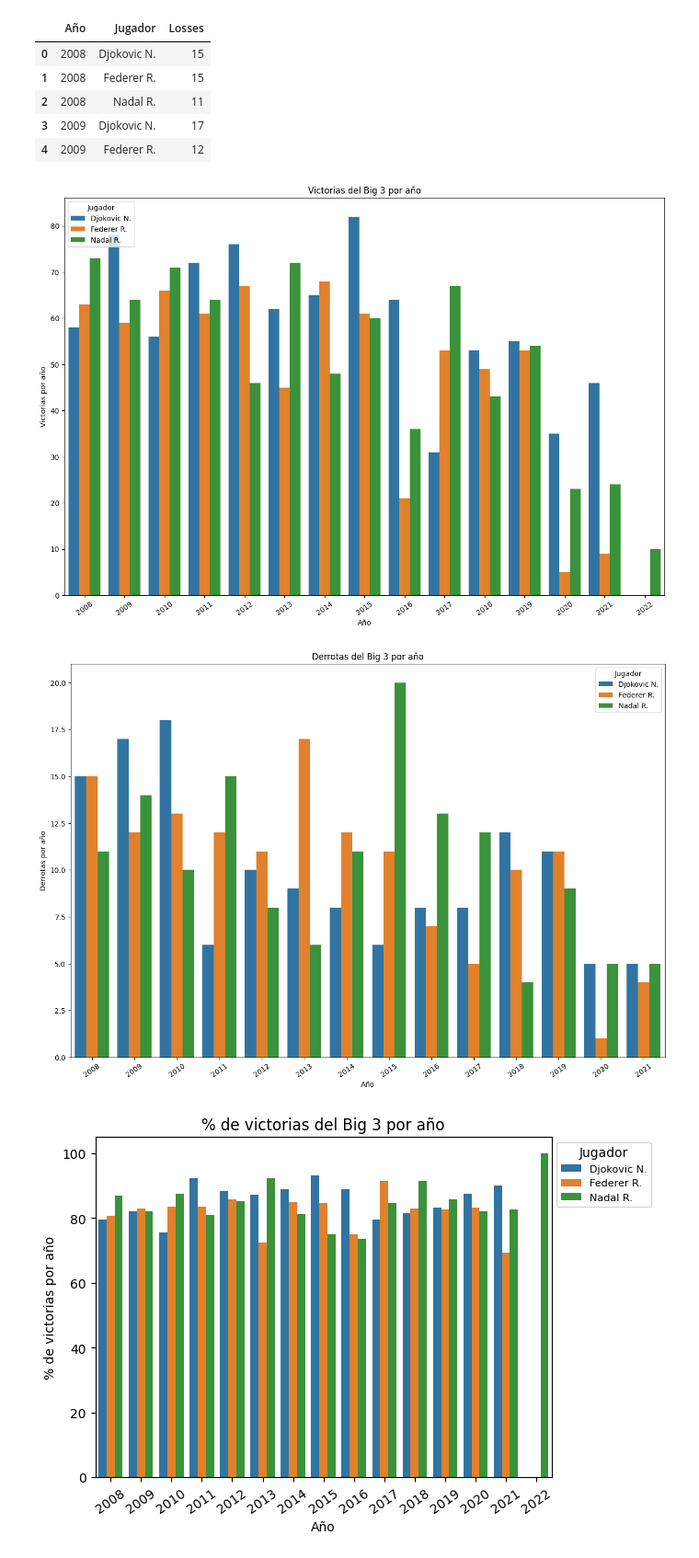
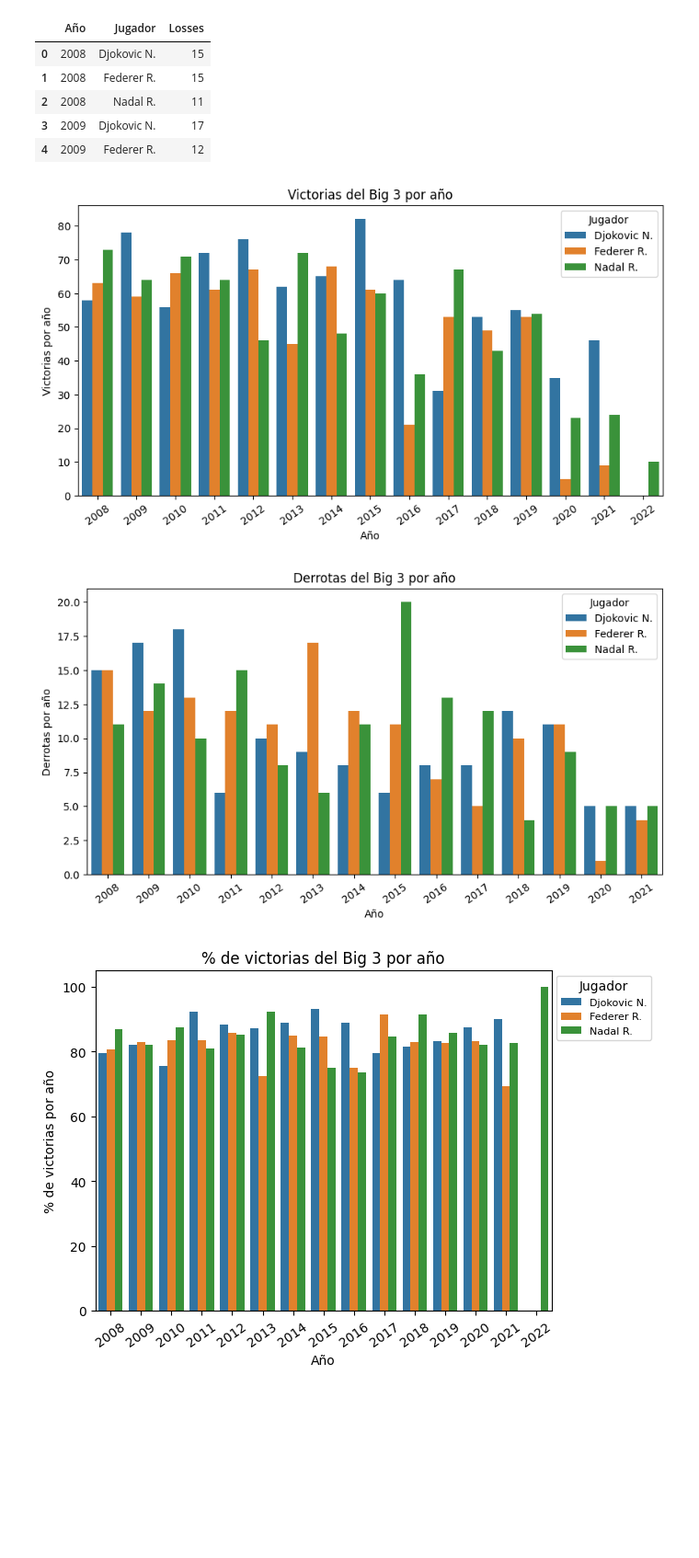
Before and after one commit to legabrielo/Tennis, a Jupyter notebook: tennis.ipynb, the cells around one changed output. Shown at 92% size. Saved outputs shown, nothing was run; the diff lists cells and outputs as text; code cells hidden in the pictures; blank space fills up the shorter version.

```diff
--- a/tennis.ipynb
+++ b/tennis.ipynb
@@ -439,29 +406,30 @@ lc.head()
 # %%
 # Creamos n gráfico para ver las victorias por año
 
-plt.figure(figsize=(15,10))
+plt.figure(figsize=(10,5))
 sns.barplot(data = wc,
               x = 'Año',
               y= 'Wins',
               hue= 'Jugador')
 plt.xticks(rotation= 35)
 plt.ylabel('Victorias por año')
 plt.title('Victorias del Big 3 por año');
 # %% [output]
-[figure, old version]
+[figure, new version]
 # %%
 # Creamos n gráfico para ver las derrotas por año
 
-plt.figure(figsize=(15,10))
+plt.figure(figsize=(10,5))
 sns.barplot(data = lc,
               x = 'Año',
               y= 'Losses',
               hue= 'Jugador')
 plt.xticks(rotation= 35)
 plt.ylabel('Derrotas por año')
+plt.yticks()
 plt.title('Derrotas del Big 3 por año');
 # %% [output]
-[figure, old version]
+[figure, new version]
 # %%
 # Calulamos el % de victorias por año
 
```
Also changed, not shown: parts of 13 cells of this notebook.
